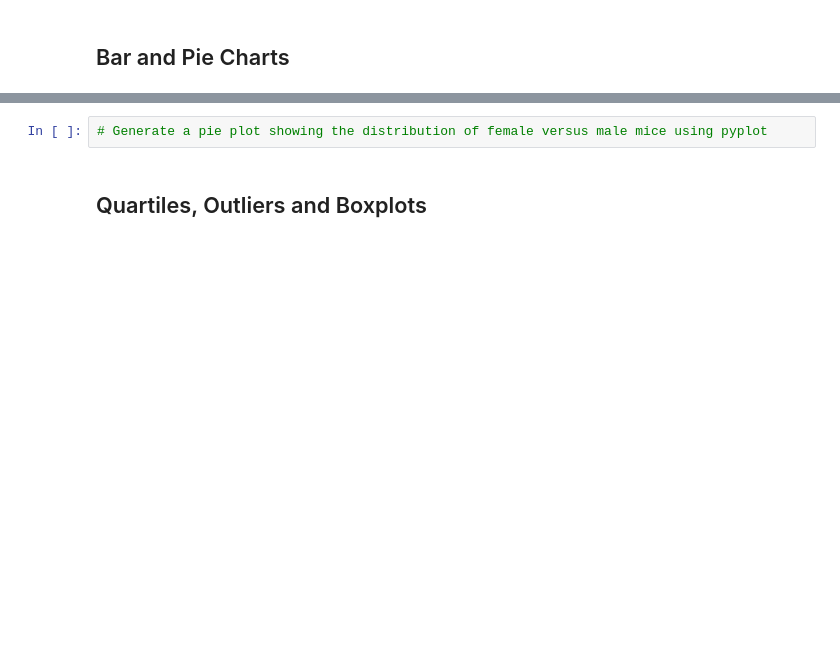
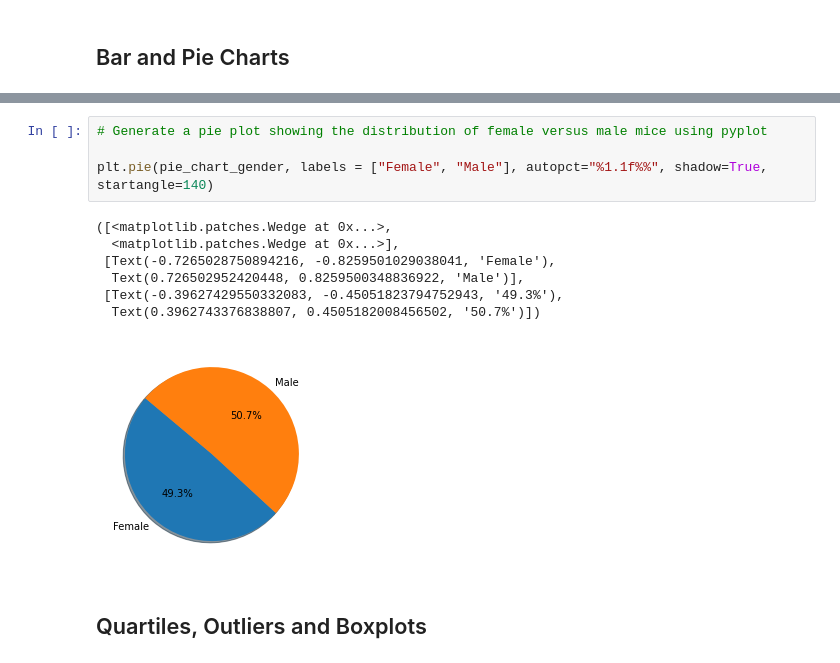
Before and after one commit to nadiarichards/matplotlib_challenge, a Jupyter notebook: Pymaceuticals/pymaceuticals_starter.ipynb, the cells around one changed output, grey strips where cells are left out. Cells and saved outputs as stored; diff of their text form; blank space fills up the shorter version.

```diff
--- a/Pymaceuticals/pymaceuticals_starter.ipynb
+++ b/Pymaceuticals/pymaceuticals_starter.ipynb
@@ -229,5 +272,15 @@ agg_regimen_df
 # %%
 # Generate a pie plot showing the distribution of female versus male mice using pyplot
+
+plt.pie(pie_chart_gender, labels = ["Female", "Male"], autopct="%1.1f%%", shadow=True, startangle=140)
+# %% [output]
+([<matplotlib.patches.Wedge at 0x...>,
+  <matplotlib.patches.Wedge at 0x...>],
+ [Text(-0.7265028750894216, -0.8259501029038041, 'Female'),
+  Text(0.726502952420448, 0.8259500348836922, 'Male')],
+ [Text(-0.39627429550332083, -0.45051823794752943, '49.3%'),
+  Text(0.3962743376838807, 0.4505182008456502, '50.7%')])
+[figure, added]
 # %% [markdown]
 ## Quartiles, Outliers and Boxplots
 # %%
```
Also changed, not shown: parts of 7 cells of this notebook.
